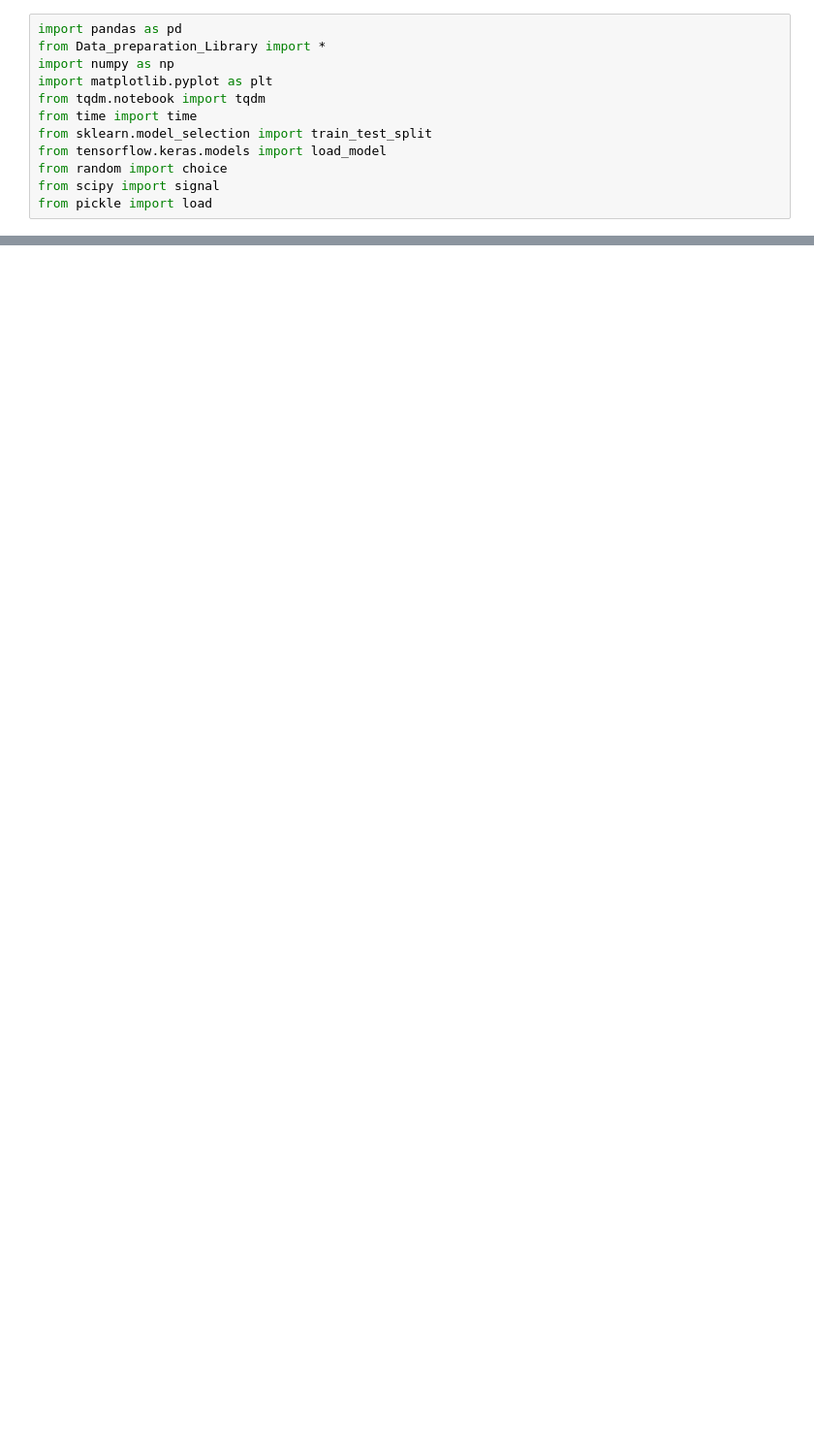
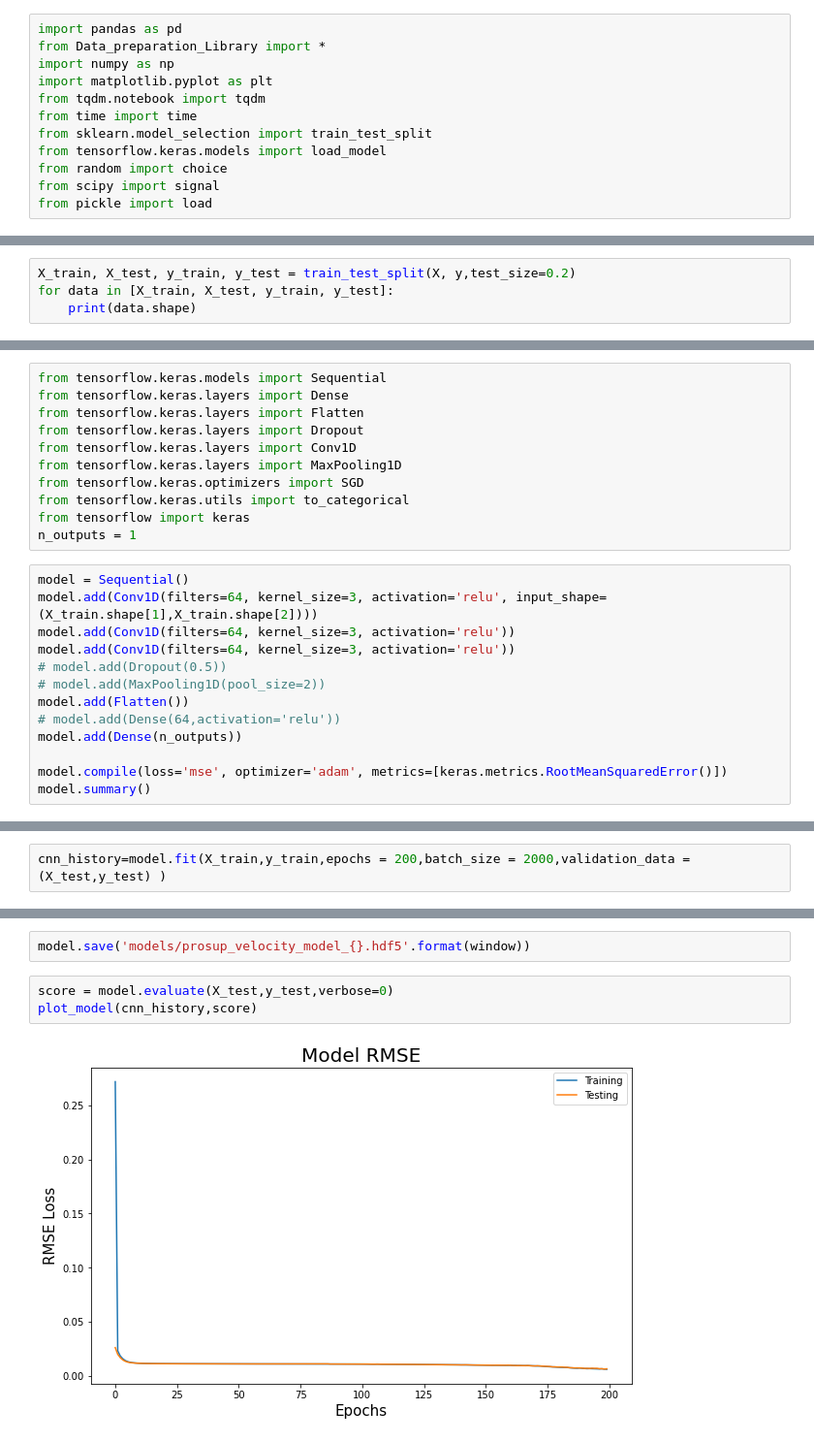
Before and after one commit to fazildgr8/wrist_control_CNN_AWEAR, a Jupyter notebook: Wrist_Angles_regression.ipynb, the cells around one changed output, grey strips where cells are left out. Shown at 97% size. Drawn from its saved outputs; the diff is of its cells as text; blank space fills up the shorter version.

Commit message:
Regression Model Updates

```diff
--- a/Wrist_Angles_regression.ipynb
+++ b/Wrist_Angles_regression.ipynb
@@ -49,0 +101,4 @@ def prep_data_angles(df,window,angle_label,interval=0,Normalize=False,rms=False,
+# %%
+X_train, X_test, y_train, y_test = train_test_split(X, y,test_size=0.2)
+for data in [X_train, X_test, y_train, y_test]:
+    print(data.shape)
@@ -49,0 +112,24 @@ def prep_data_angles(df,window,angle_label,interval=0,Normalize=False,rms=False,
+# %%
+from tensorflow.keras.models import Sequential
+from tensorflow.keras.layers import Dense
+from tensorflow.keras.layers import Flatten
+from tensorflow.keras.layers import Dropout
+from tensorflow.keras.layers import Conv1D
+from tensorflow.keras.layers import MaxPooling1D
+from tensorflow.keras.optimizers import SGD
+from tensorflow.keras.utils import to_categorical
+from tensorflow import keras
+n_outputs = 1
+# %%
+model = Sequential()
+model.add(Conv1D(filters=64, kernel_size=3, activation='relu', input_shape=(X_train.shape[1],X_train.shape[2])))
+model.add(Conv1D(filters=64, kernel_size=3, activation='relu'))
+model.add(Conv1D(filters=64, kernel_size=3, activation='relu'))
+# model.add(Dropout(0.5))
+# model.add(MaxPooling1D(pool_size=2))
+model.add(Flatten())
+# model.add(Dense(64,activation='relu'))
+model.add(Dense(n_outputs))
+
+model.compile(loss='mse', optimizer='adam', metrics=[keras.metrics.RootMeanSquaredError()])
+model.summary()
@@ -49,0 +155,2 @@ def prep_data_angles(df,window,angle_label,interval=0,Normalize=False,rms=False,
+# %%
+cnn_history=model.fit(X_train,y_train,epochs = 200,batch_size = 2000,validation_data = (X_test,y_test) )
@@ -49,0 +175,7 @@ def prep_data_angles(df,window,angle_label,interval=0,Normalize=False,rms=False,
+# %%
+model.save('models/prosup_velocity_model_{}.hdf5'.format(window))
+# %%
+score = model.evaluate(X_test,y_test,verbose=0)
+plot_model(cnn_history,score)
+# %% [output]
+[figure, added]
```
Also changed, not shown: parts of 22 cells of this notebook, 4 other files.
